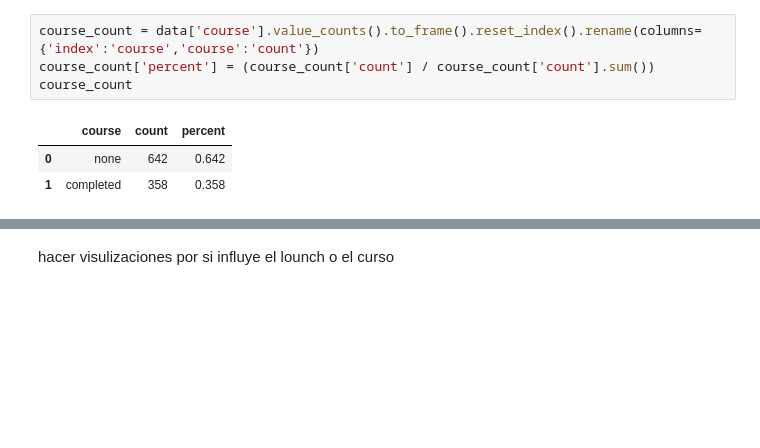
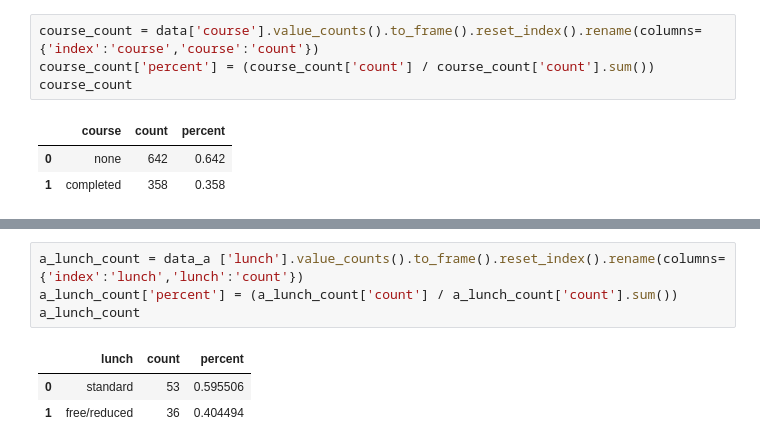
Before and after one commit to PaolaDaft/Students_Performance, a Jupyter notebook: notebooks/students-performance.ipynb, the cells around one changed output, grey strips where cells are left out. Drawn from its saved outputs; the diff is of its cells as text; blank space fills up the shorter version.

```diff
--- a/notebooks/students-performance.ipynb
+++ b/notebooks/students-performance.ipynb
@@ -734,2 +863,8 @@ alt.vconcat(uno, dos,).properties(
-# %% [markdown]
-hacer visulizaciones por si influye el lounch o el curso
+# %%
+a_lunch_count = data_a ['lunch'].value_counts().to_frame().reset_index().rename(columns={'index':'lunch','lunch':'count'})
+a_lunch_count['percent'] = (a_lunch_count['count'] / a_lunch_count['count'].sum())
+a_lunch_count
+# %% [output]
+|  | lunch | count | percent |
+| 0 | standard | 53 | 0.595506 |
+| 1 | free/reduced | 36 | 0.404494 |
```
Also changed, not shown: parts of 56 cells of this notebook.
